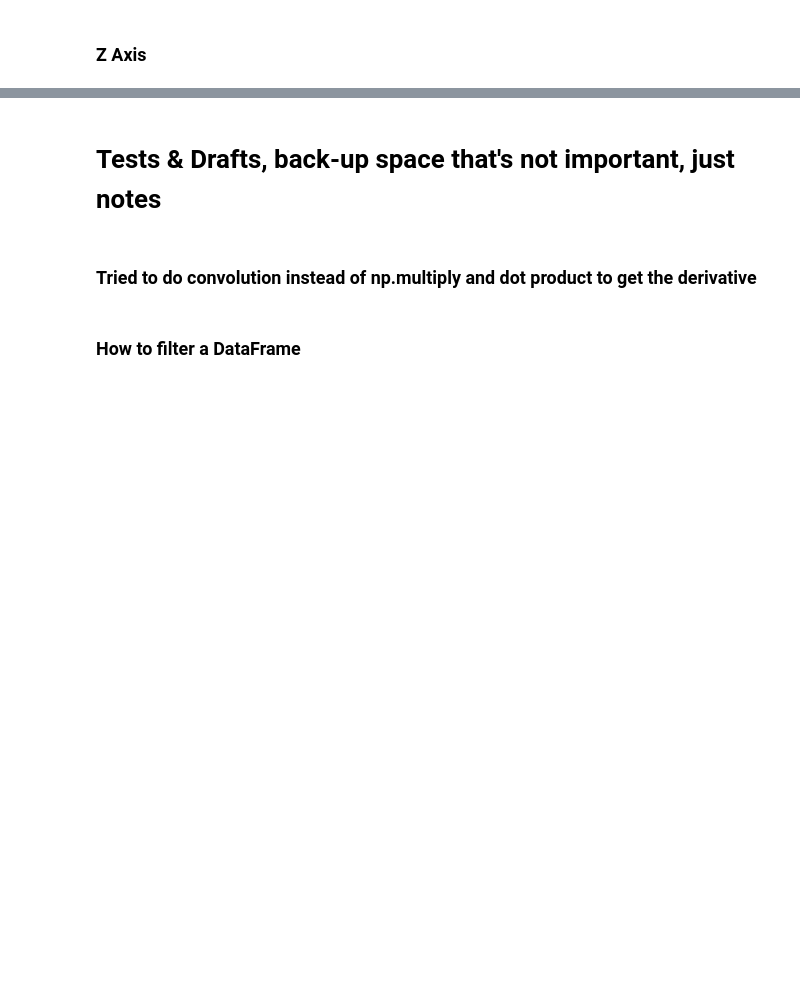
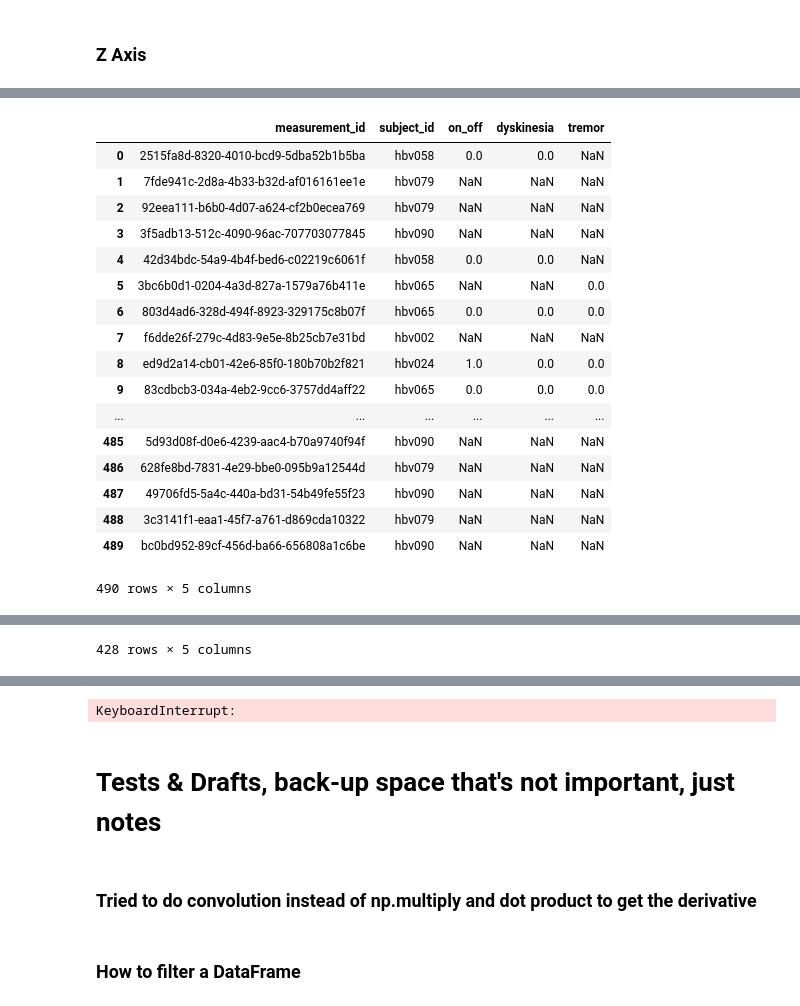
Before and after one commit to Mymoza/BeatPD-CLSP-JHU, a Jupyter notebook: analyze_data_cleaned.ipynb, the cells around one changed output, grey strips where cells are left out. Saved outputs shown, nothing was run; the diff lists cells and outputs as text; code cells hidden in the pictures; blank space fills up the shorter version.

```diff
--- a/analyze_data_cleaned.ipynb
+++ b/analyze_data_cleaned.ipynb
@@ -794,32 +794,38 @@ PATH !!! :  /home/sjoshi/codes/python/BeatPD/data/BeatPD//real-pd.ancillary_data
 # %% [markdown]
 ### Z Axis
 # %%
-data_type = "real"
+data_dir = "/home/sjoshi/codes/python/BeatPD/data/BeatPD/"
+create_real_wav_files(data_subset="ancillary_data", data_dir=data_dir, sAxis="Z", data_type="real")
 
-for data_real_subtype in ['smartphone_accelerometer', 'smartwatch_accelerometer', 'smartwatch_gyroscope']:
-    data_subset='ancillary_data' #training_data
-    path_train_data, df_train_label = define_data_type(data_type,
-                                                   data_dir,
-                                                   data_subset,
-                                                   data_real_subtype)
-    for idx in df_train_label.index:
-        try:
-            df_train_data = pd.read_csv(path_train_data + df_train_label["measurement_id"][idx] + ".csv")
-        except FileNotFoundError:
-            print('Removing ' + df_train_label["measurement_id"][idx] +
-                  ' as it doesn\'t exist for ' +
-                  data_real_subtype)
-            df_train_label = df_train_label.drop(idx)
 
-    do_work = partial(
-        write_wav,
-        path_train_data=path_train_data,
-        wav_path=data_dir+'/real-pd.'+data_subset+'.wav_Z/'+data_real_subtype+'/',
-        mask_path=data_dir+'/real-pd.'+data_subset+'.high_pass_mask/'+data_real_subtype+'/',
-        sAxis='Z'
-    )
+# data_type = "real"
 
-    num_jobs = 8
-    with ProcessPoolExecutor(num_jobs) as ex:
-        results = list(ex.map(do_work, df_train_label['measurement_id']))
+# for data_real_subtype in ['smartwatch_gyroscope']:#['smartphone_accelerometer', 'smartwatch_accelerometer', 'smartwatch_gyroscope']:
+#     data_subset='ancillary_data' #training_data
+#     path_train_data, df_train_label = define_data_type(data_type,
+#                                                    data_dir,
+#                                                    data_subset,
+#                                                    data_real_subtype)
+#     display(df_train_label)
+#     for idx in df_train_label.index:
+#         try:
+#             print(path_train_data + df_train_label["measurement_id"][idx] + ".csv")
+#             df_train_data = pd.read_csv(path_train_data + df_train_label["measurement_id"][idx] + ".csv")
+#         except FileNotFoundError:
+#             print('Removing ' + df_train_label["measurement_id"][idx] +
+#                   ' as it doesn\'t exist for ' +
+#                   data_real_subtype)
+#             df_train_label = df_train_label.drop(idx)
+#     display(df_train_label)
+#     do_work = partial(
+#         write_wav,
+#         path_train_data=path_train_data,
+#         wav_path=data_dir+'/real-pd.'+data_subset+'.wav_Z/'+data_real_subtype+'/',
+#         mask_path=data_dir+'/real-pd.'+data_subset+'.high_pass_mask/'+data_real_subtype+'/',
+#         sAxis='Z'
+#     )
+
+#     num_jobs = 8
+#     with ProcessPoolExecutor(num_jobs) as ex:
+#         results = list(ex.map(do_work, df_train_label['measurement_id']))
 # %% [output]
@@ -842,0 +836,18 @@ File path :  /home/sjoshi/codes/python/BeatPD/data/BeatPD//real-pd.training_data
+|  | measurement_id | subject_id | on_off | dyskinesia | tremor |
+| 0 | 2515fa8d-8320-4010-bcd9-5dba52b1b5ba | hbv058 | 0.0 | 0.0 | NaN |
+| 1 | 7fde941c-2d8a-4b33-b32d-af016161ee1e | hbv079 | NaN | NaN | NaN |
+| 2 | 92eea111-b6b0-4d07-a624-cf2b0ecea769 | hbv079 | NaN | NaN | NaN |
+| 3 | 3f5adb13-512c-4090-96ac-707703077845 | hbv090 | NaN | NaN | NaN |
+| 4 | 42d34bdc-54a9-4b4f-bed6-c02219c6061f | hbv058 | 0.0 | 0.0 | NaN |
+| 5 | 3bc6b0d1-0204-4a3d-827a-1579a76b411e | hbv065 | NaN | NaN | 0.0 |
+| 6 | 803d4ad6-328d-494f-8923-329175c8b07f | hbv065 | 0.0 | 0.0 | 0.0 |
+| 7 | f6dde26f-279c-4d83-9e5e-8b25cb7e31bd | hbv002 | NaN | NaN | NaN |
+| 8 | ed9d2a14-cb01-42e6-85f0-180b70b2f821 | hbv024 | 1.0 | 0.0 | 0.0 |
+| 9 | 83cdbcb3-034a-4eb2-9cc6-3757dd4aff22 | hbv065 | 0.0 | 0.0 | 0.0 |
+| ... | ... | ... | ... | ... | ... |
+| 485 | 5d93d08f-d0e6-4239-aac4-b70a9740f94f | hbv090 | NaN | NaN | NaN |
+| 486 | 628fe8bd-7831-4e29-bbe0-095b9a12544d | hbv079 | NaN | NaN | NaN |
+| 487 | 49706fd5-5a4c-440a-bd31-54b49fe55f23 | hbv090 | NaN | NaN | NaN |
+| 488 | 3c3141f1-eaa1-45f7-a761-d869cda10322 | hbv079 | NaN | NaN | NaN |
+| 489 | bc0bd952-89cf-456d-ba66-656808a1c6be | hbv090 | NaN | NaN | NaN |
+490 rows × 5 columns
@@ -842,0 +888 @@ File path :  /home/sjoshi/codes/python/BeatPD/data/BeatPD//real-pd.training_data
+428 rows × 5 columns
@@ -843,3 +906,4 @@ File path :  /home/sjoshi/codes/python/BeatPD/data/BeatPD//real-pd.training_data
+KeyboardInterrupt:
 # %% [markdown]
 # Tests & Drafts, back-up space that's not important, just notes
 # %%
```
Also changed, not shown: parts of 10 cells of this notebook.
